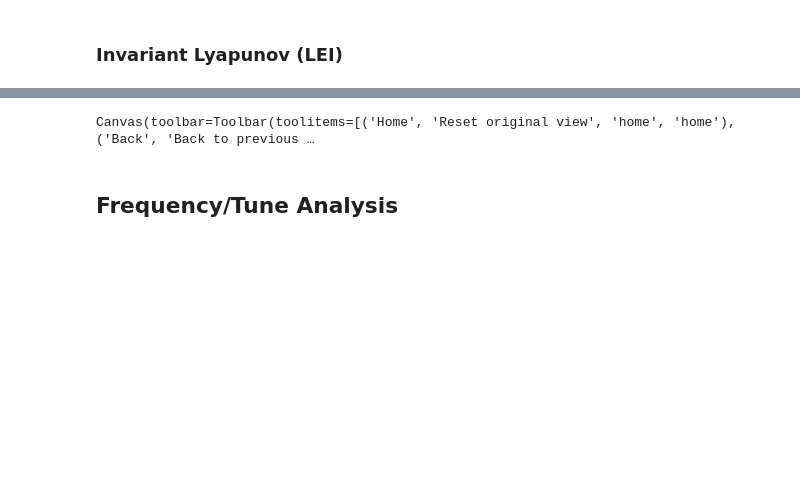
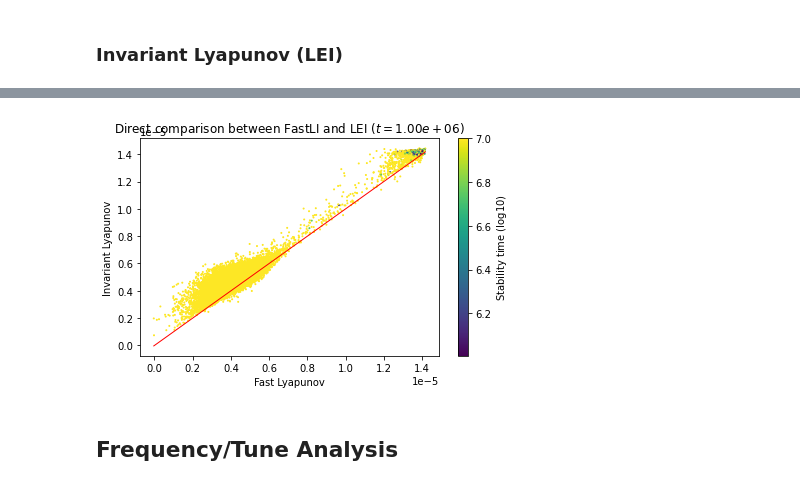
Before and after one commit to carlidel/dynamic_indicator_analysis, a Jupyter notebook: notebooks/first_analysis.ipynb, the cells around one changed output, grey strips where cells are left out. Drawn from its saved outputs; the diff is of its cells as text; code cells hidden in the pictures; blank space fills up the shorter version.

```diff
--- a/notebooks/first_analysis.ipynb
+++ b/notebooks/first_analysis.ipynb
@@ -180,25 +270,26 @@ Canvas(toolbar=Toolbar(toolitems=[('Home', 'Reset original view', 'home', 'home'
 # %%
 plt.figure()
 for i, t in tqdm(enumerate(turn_samples), total=len(turn_samples)):
     plt.scatter(
         LI[i].flatten(),
         LEI_1[i].flatten(),
         s=1, label="data",
         c=np.log10(long_tracking["stability_time"]).flatten(), cmap="viridis"
     )
     plt.plot(
-        np.linspace(np.nanmin(LI[20]), np.nanmax(LI[20])),
-        np.linspace(np.nanmin(LI[20]), np.nanmax(LI[20])),
+        np.linspace(np.nanmin(LI[i]), np.nanmax(LI[i])),
+        np.linspace(np.nanmin(LI[i]), np.nanmax(LI[i])),
         c="red", label="$x=y$", linewidth=1)
     plt.colorbar(label="Stability time $(\\log10)$")
     plt.xlabel("Fast Lyapunov")
     plt.ylabel("Invariant Lyapunov")
     plt.title("Direct comparison between FastLI and LEI $(t={:.2e})$".format(t))
 
+    plt.tight_layout()
     plt.savefig(os.path.join(imgdir, "henon_4d_vs_LI_LEI_{}.png".format(i)), dpi=DPI)
     plt.clf() if i != len(turn_samples) - 1 else plt.show()
 # %% [output]
-Canvas(toolbar=Toolbar(toolitems=[('Home', 'Reset original view', 'home', 'home'), ('Back', 'Back to previous …
+[figure, added]
 # %% [markdown]
 ## Frequency/Tune Analysis
 # %%
```
Also changed, not shown: parts of 71 cells of this notebook, 7 other files.
